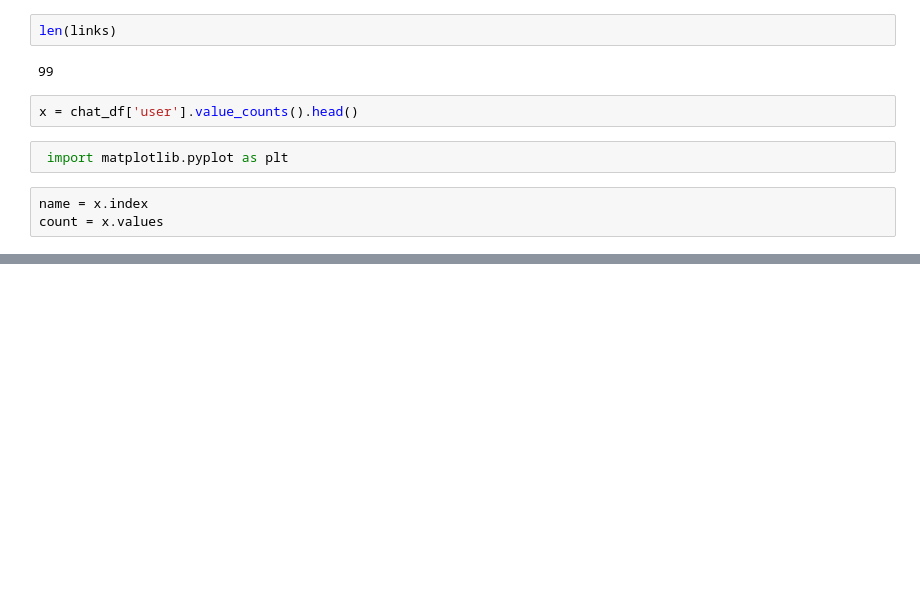
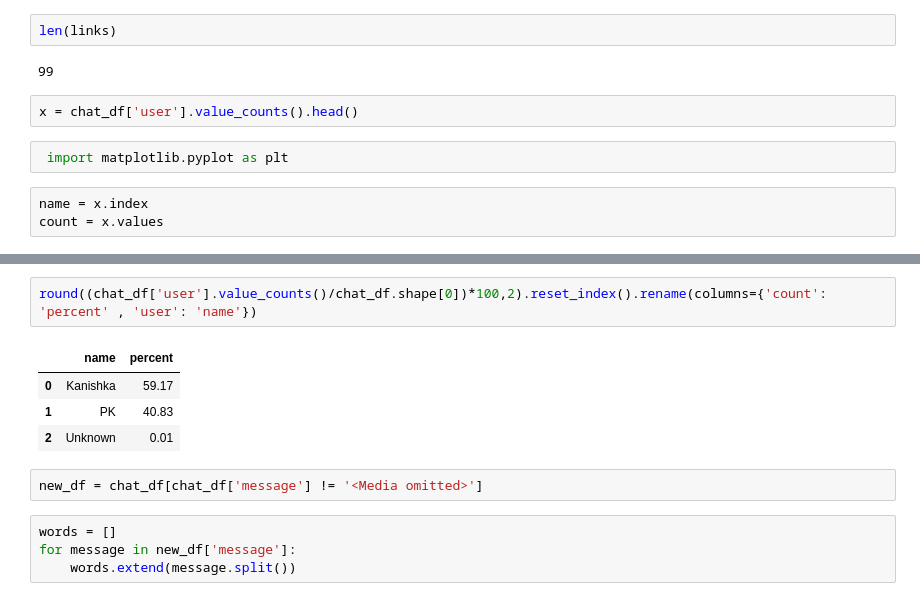
Before and after one commit to P-Saroha/WhatsApp-chat-analyzer, a Jupyter notebook: WhatsApp-chat-analysis.ipynb, the cells around one changed output, grey strips where cells are left out. Drawn from its saved outputs; the diff is of its cells as text; blank space fills up the shorter version.

```diff
--- a/WhatsApp-chat-analysis.ipynb
+++ b/WhatsApp-chat-analysis.ipynb
@@ -166,0 +187,13 @@ plt.bar(name,count)
+# %%
+round((chat_df['user'].value_counts()/chat_df.shape[0])*100,2).reset_index().rename(columns={'count': 'percent' , 'user': 'name'})
+# %% [output]
+|  | name | percent |
+| 0 | Kanishka | 59.17 |
+| 1 | PK | 40.83 |
+| 2 | Unknown | 0.01 |
+# %%
+new_df = chat_df[chat_df['message'] != '<Media omitted>']
+# %%
+words = []
+for message in new_df['message']:
+    words.extend(message.split())
```
Also changed, not shown: parts of 12 cells of this notebook, 2 other files.
